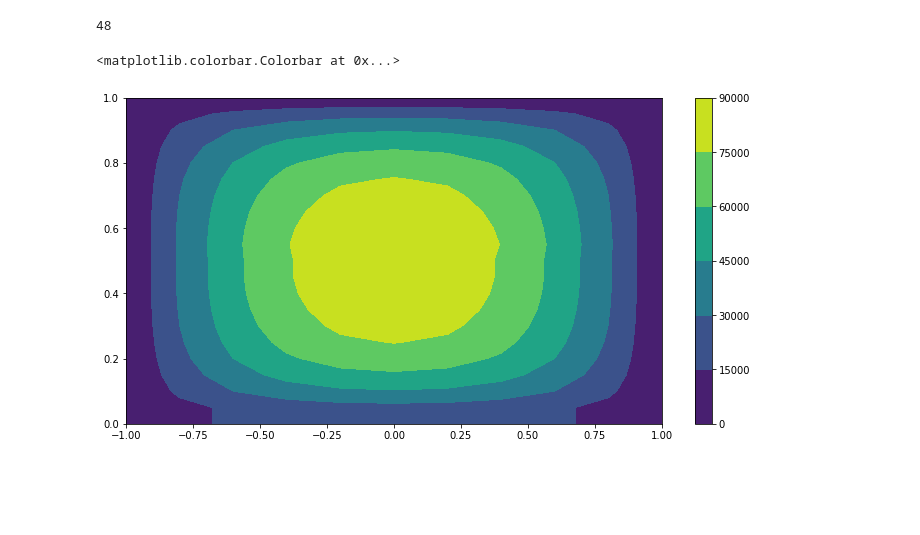
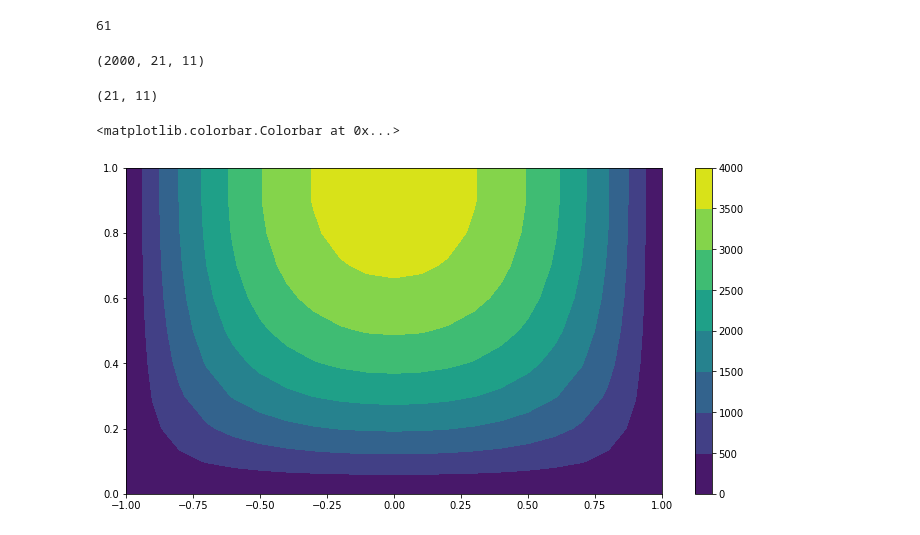
Before and after one commit to dozerlcl/assignments_2020_nju_meteorology, a Jupyter notebook: numerical_PDE/P_set7/test1.ipynb, the cells around one changed output. Drawn from its saved outputs; the diff is of its cells as text; code cells hidden in the pictures; blank space fills up the shorter version.

```diff
--- a/numerical_PDE/P_set7/test1.ipynb
+++ b/numerical_PDE/P_set7/test1.ipynb
@@ -62,37 +68,46 @@ def iterate(delta=0.1,type='jacobi',w=0.0):
     # return list by order
     return [u,ind_err,abs_err]
 # %%
-[u,ind_err,abs_err] = iterate(type='sor',w=1.7)
+[u,ind_err,abs_err] = iterate(type='sor',delta=0.1,w=1.85)
 ind_err
 # %% [output]
-48
+61
+# %%
+np.max(u)
+u.shape
+# %% [output]
+(2000, 21, 11)
+# %%
+u[900,:,:].shape
+# %% [output]
+(21, 11)
 # %%
 import matplotlib as mpl
 fig,ax = plt.subplots(1,1,figsize=(12,6))
 # levels_bnd = [0,0.1,0.2,0.3,0.4,0.5,0.6,1]
 # levels_bnd = np.linspace(0,1.5,16)
 # cnrt1 = ax[0].contour(np.linspace(-1,1,21),np.linspace(-1,1,21),,levels = levels_bnd,vmin=0,vmax=1,colors="k")
-cnrt1 = ax.contourf(np.linspace(-1,1,11),np.linspace(0,1,21),u[199,:,:])
+cnrt1 = ax.contourf(np.linspace(-1,1,21),np.linspace(0,1,11),u[999,:,:].T)
 # cnrt2 = ax[1].contour(np.linspace(-1,1,21),np.linspace(-1,1,21),phi[5,1:22,1:22],levels = levels_bnd,vmin=0,vmax=1,colors="k")
 # cnrt3 = ax[2].contour(np.linspace(-1,1,21),np.linspace(-1,1,21),phi[20,1:22,1:22],levels = levels_bnd,vmin=0,vmax=1,colors="k")
 # ax[0].clabel(cnrt1,fontsize=10,fmt='%4.1f')
 # ax[1].clabel(cnrt2,fontsize=10,fmt='%4.1f')
 # ax[2].clabel(cnrt3,fontsize=10,fmt='%4.1f')
 # ax1 = ax[1].contourf(np.linspace(0,domainlx,gridnx),np.linspace(0,domainly,gridny),c[:,:,int(1./deltat)],levels = 10,cmap="RdBu_r",norm = norm,vmin=0,vmax=0.8,level=6)
 # im = ax.imshow(data, cmap='bone')
 # im.clim(vmin=0,vmax=70)
 # plt.colorbar(cnrt1,ax=ax,label='BOD',ticks=np.linspace(0,100,11))
 plt.colorbar(cnrt1,ax=ax)
 # plt.clim(0,70)
 # bound = [0, 10, 20, 40 ,50 ,70]
 # ax[0].set_xlabel('x')
 # for axi in ax:
     # axi.set_xlabel('x')
     # ax[0].set_ylabel('y')
     # axi.set_ylabel('y')
 # ax[0].set_title('t=0.05s')
 # ax[1].set_title('t=0.25s')
 # ax[2].set_title('t=1.00s')
 # %% [output]
 <matplotlib.colorbar.Colorbar at 0x...>
-[figure, old version]
+[figure, new version]
```
Also changed, not shown: parts of 1 cell of this notebook.
